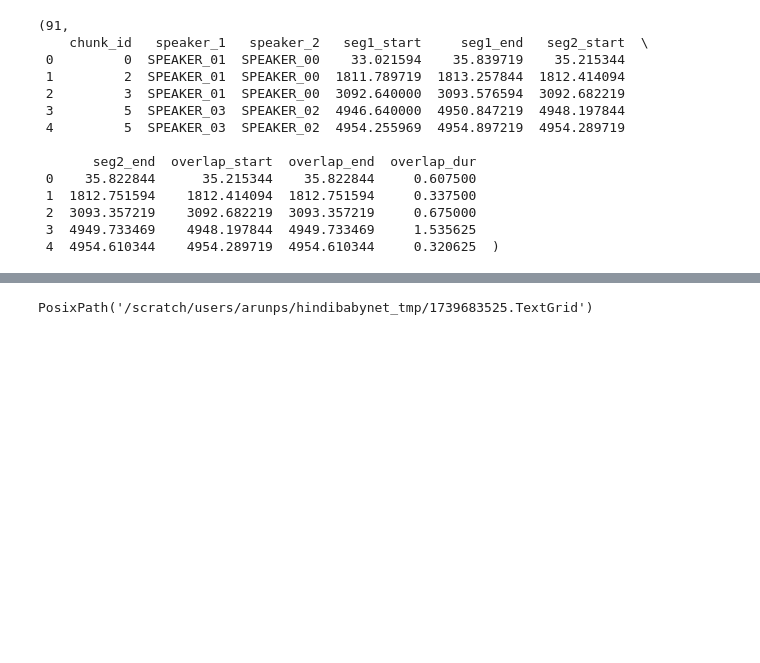
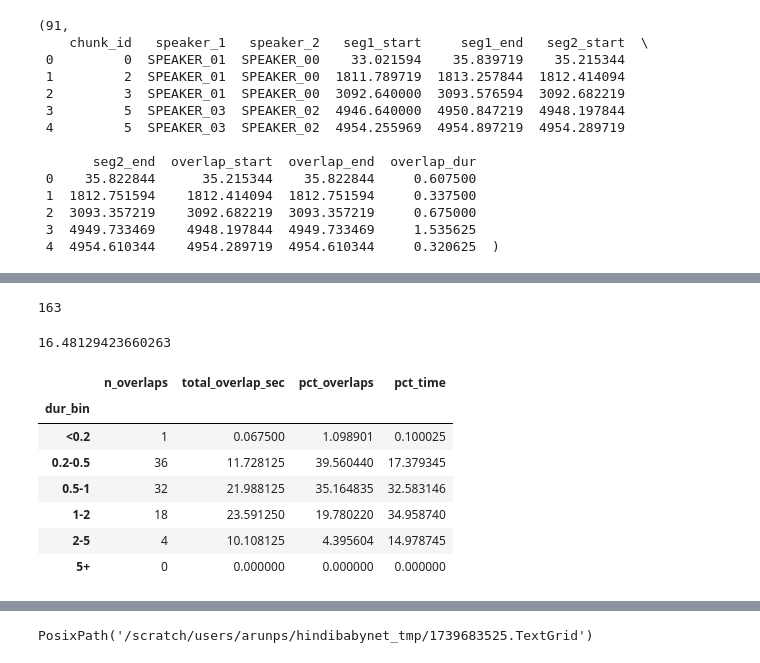
Before and after one commit to arunps12/HindiBabyNet, a Jupyter notebook: notebooks/00_research.ipynb, the cells around one changed output, grey strips where cells are left out. Saved outputs shown, nothing was run; the diff lists cells and outputs as text; code cells hidden in the pictures; blank space fills up the shorter version.

```diff
--- a/notebooks/00_research.ipynb
+++ b/notebooks/00_research.ipynb
@@ -565,0 +580,53 @@ overlap_df.head(20)
+# %%
+segments_in_overlap = pd.concat([
+    overlap_df[["chunk_id", "speaker_1", "seg1_start", "seg1_end"]]
+        .rename(columns={"speaker_1": "speaker_id_local",
+                          "seg1_start": "start_sec",
+                          "seg1_end": "end_sec"}),
+
+    overlap_df[["chunk_id", "speaker_2", "seg2_start", "seg2_end"]]
+        .rename(columns={"speaker_2": "speaker_id_local",
+                          "seg2_start": "start_sec",
+                          "seg2_end": "end_sec"})
+]).drop_duplicates()
+
+len(segments_in_overlap)
+# %% [output]
+163
+# %%
+len(segments_in_overlap) / len(df) * 100
+# %% [output]
+16.48129423660263
+# %%
+bins = [0, 0.2, 0.5, 1, 2, 5, 10]
+labels = ["<0.2", "0.2-0.5", "0.5-1", "1-2", "2-5", "5+"]
+
+overlap_df["dur_bin"] = pd.cut(
+    overlap_df["overlap_dur"],
+    bins=bins,
+    labels=labels,
+    right=False
+)
+
+(
+    overlap_df
+    .groupby("dur_bin")
+    .agg(
+        n_overlaps=("overlap_dur", "size"),
+        total_overlap_sec=("overlap_dur", "sum"),
+    )
+    .assign(
+        pct_overlaps=lambda x: x["n_overlaps"] / x["n_overlaps"].sum() * 100,
+        pct_time=lambda x: x["total_overlap_sec"] / x["total_overlap_sec"].sum() * 100,
+    )
+    .sort_index()
+)
+# %% [output]
+|  | n_overlaps | total_overlap_sec | pct_overlaps | pct_time |
+| dur_bin |  |  |  |  |
+| <0.2 | 1 | 0.067500 | 1.098901 | 0.100025 |
+| 0.2-0.5 | 36 | 11.728125 | 39.560440 | 17.379345 |
+| 0.5-1 | 32 | 21.988125 | 35.164835 | 32.583146 |
+| 1-2 | 18 | 23.591250 | 19.780220 | 34.958740 |
+| 2-5 | 4 | 10.108125 | 4.395604 | 14.978745 |
+| 5+ | 0 | 0.000000 | 0.000000 | 0.000000 |
```
Also changed, not shown: parts of 2 cells of this notebook.
